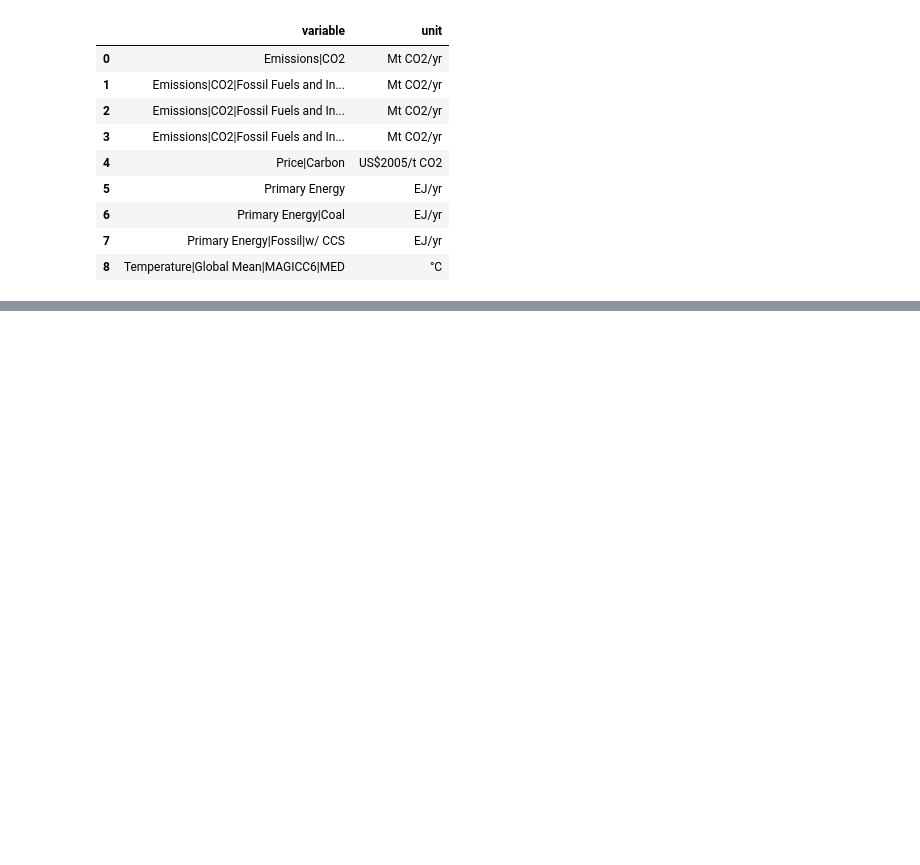
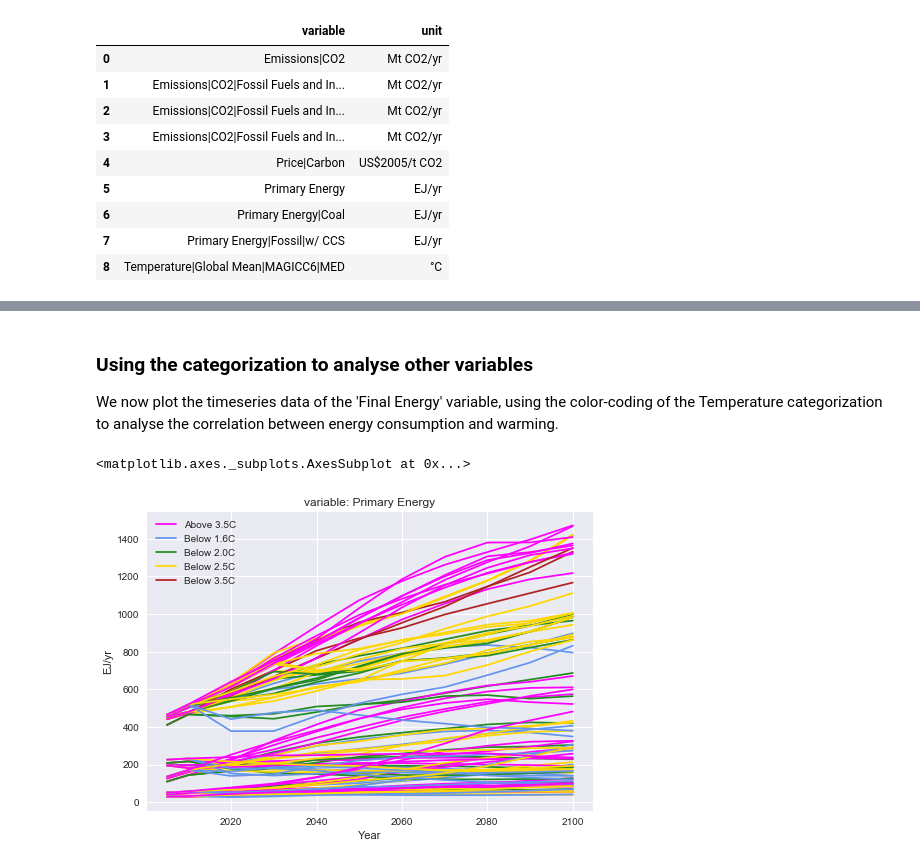
Before and after one commit to danielhuppmann/ene-present.github.io, a Jupyter notebook: cdlinks-delhi2018/pyam-cdlinks_delhi2018.ipynb, the cells around one changed output, grey strips where cells are left out. Saved outputs shown, nothing was run; the diff lists cells and outputs as text; code cells hidden in the pictures; blank space fills up the shorter version.

```diff
--- a/cdlinks-delhi2018/pyam-cdlinks_delhi2018.ipynb
+++ b/cdlinks-delhi2018/pyam-cdlinks_delhi2018.ipynb
@@ -459,0 +252,8 @@ df.plot_lines(
+# %% [markdown]
+### Using the categorization to analyse other variables
+We now plot the timeseries data of the 'Final Energy' variable, using the color-coding of the Temperature categorization to analyse the correlation between energy consumption and warming.
+# %%
+df.filter({'variable': 'Primary Energy', 'exclude': False}).line_plot(color='Temperature')
+# %% [output]
+<matplotlib.axes._subplots.AxesSubplot at 0x...>
+[figure, added]
```
Also changed, not shown: parts of 64 cells of this notebook, 1 other file.
